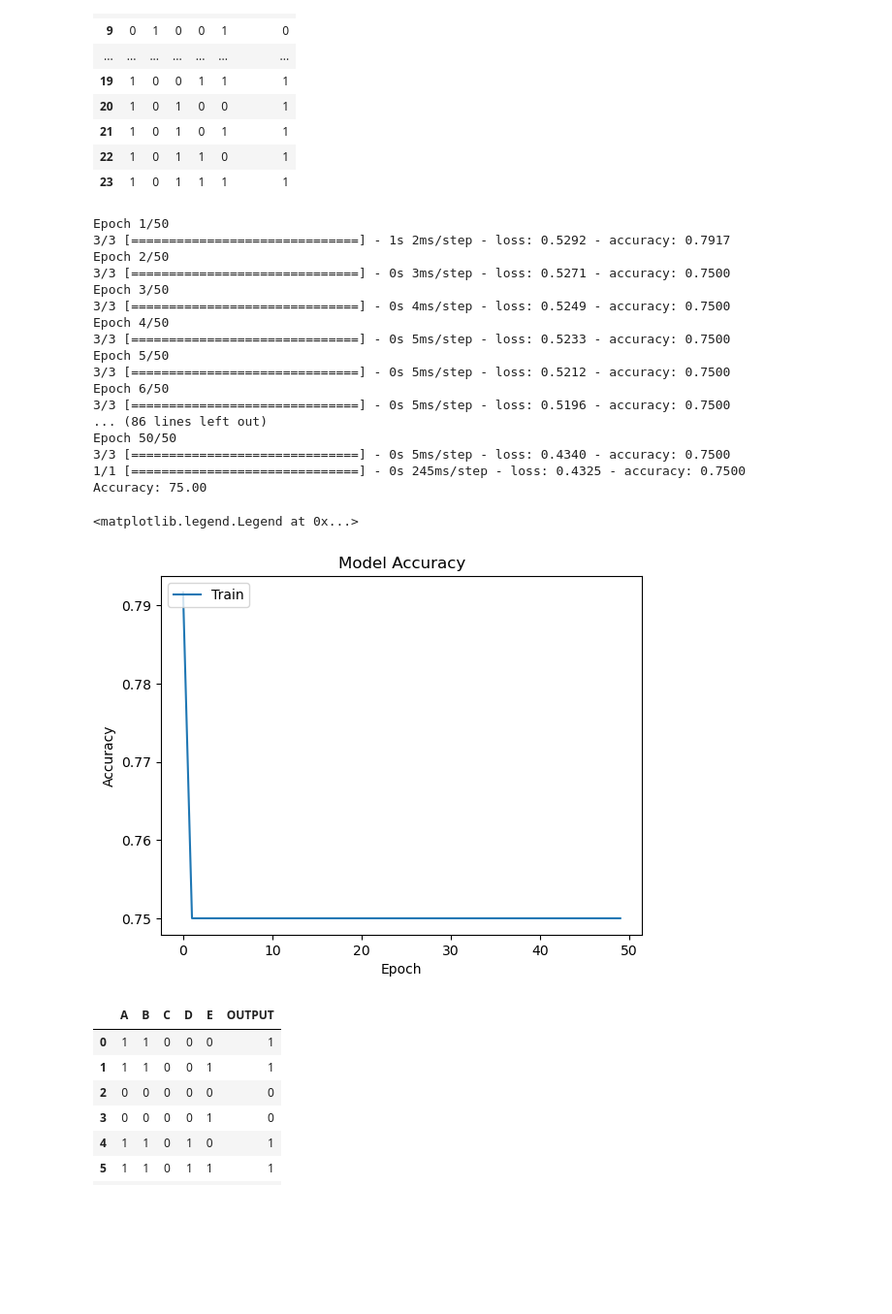
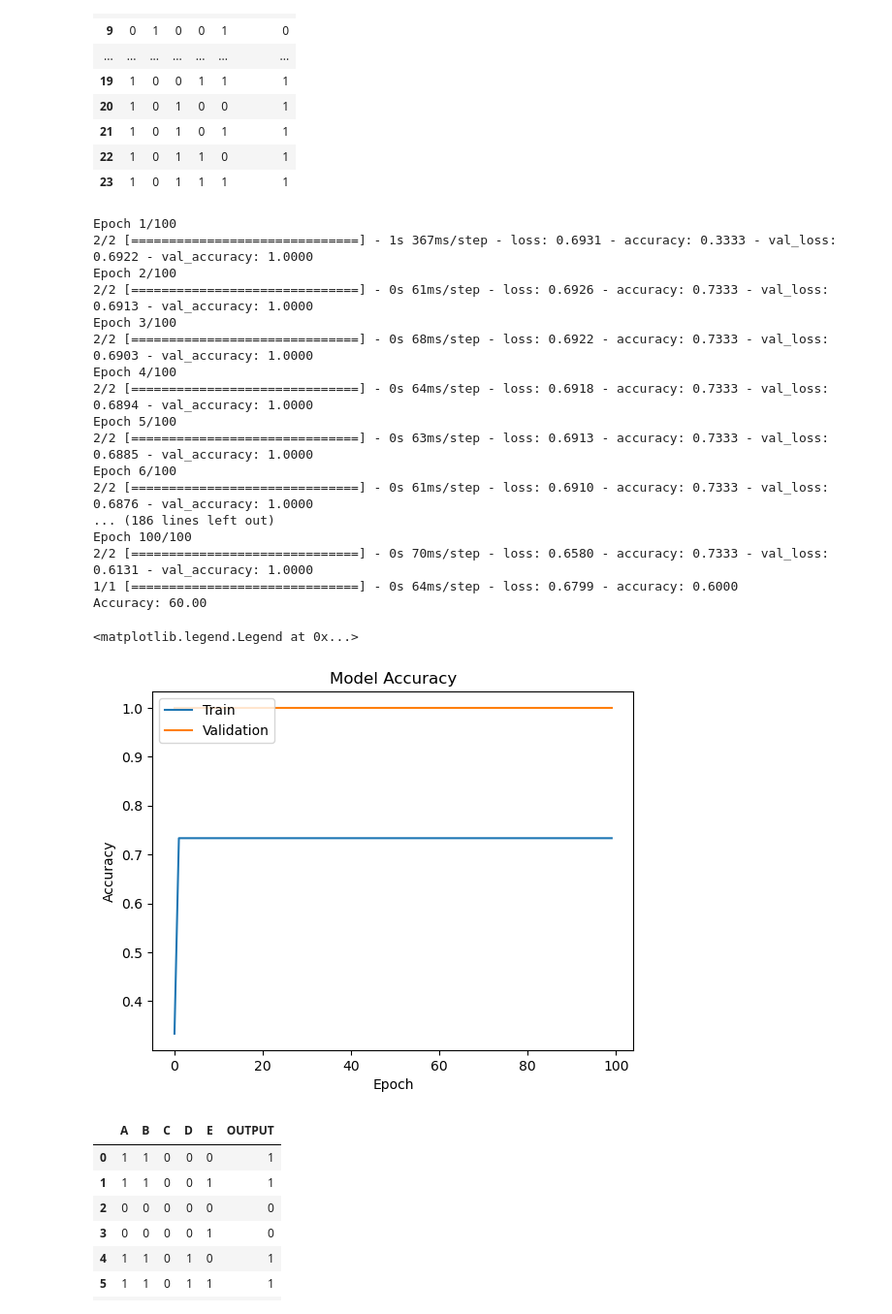
Before and after one commit to BunnyPrince/Neural-Network-472-Question2, a Jupyter notebook: Project 2/question 2.ipynb, the cells around one changed output. Shown: that part at 97% size. Saved outputs shown, nothing was run; the diff lists cells and outputs as text; code cells hidden in the pictures; blank space fills up the shorter version.

Commit message:
updated validation of model

```diff
--- a/Project 2/question 2.ipynb
+++ b/Project 2/question 2.ipynb
@@ -38,4 +40,10 @@ display(training)
 training_arr = training.values
 data_input = training_arr[:,0:5]
 data_output = training_arr[:,5]
+
+# Splitting the data into a training set and a test set
+testing_set_size = 0.2
+
+input_train, input_test, output_train, output_test = train_test_split(
+data_input, data_output, test_size=testing_set_size, random_state=0)
 # %%
@@ -47,44 +55,44 @@ model.add(Dense(1, activation='sigmoid'))
 # %%
 
 
-# compile the keras model
+# compile the model
 model.compile(loss='binary_crossentropy', optimizer='adam', metrics=['accuracy'])
 
-# fit the keras model on the dataset
-history = model.fit(data_input, data_output, epochs=50,batch_size=10)
-...
-# evaluate the keras model
-_, accuracy = model.evaluate(data_input, data_output)
+# fitting the model to the dataset we got
+history = model.fit(input_train, output_train, validation_split=0.2, epochs=100,batch_size=10)
+
+# evaluate the model and print out the accuracy
+_, accuracy = model.evaluate(input_test, output_test)
 print('Accuracy: %.2f' % (accuracy*100))
 # %% [output]
-Epoch 1/50
-3/3 [==============================] - 1s 2ms/step - loss: 0.5292 - accuracy: 0.7917
-Epoch 2/50
-3/3 [==============================] - 0s 3ms/step - loss: 0.5271 - accuracy: 0.7500
-Epoch 3/50
-3/3 [==============================] - 0s 4ms/step - loss: 0.5249 - accuracy: 0.7500
-Epoch 4/50
-3/3 [==============================] - 0s 5ms/step - loss: 0.5233 - accuracy: 0.7500
-Epoch 5/50
-3/3 [==============================] - 0s 5ms/step - loss: 0.5212 - accuracy: 0.7500
-Epoch 6/50
-3/3 [==============================] - 0s 5ms/step - loss: 0.5196 - accuracy: 0.7500
-... (86 lines left out)
-Epoch 50/50
-3/3 [==============================] - 0s 5ms/step - loss: 0.4340 - accuracy: 0.7500
-1/1 [==============================] - 0s 245ms/step - loss: 0.4325 - accuracy: 0.7500
-Accuracy: 75.00
+Epoch 1/100
+2/2 [==============================] - 1s 367ms/step - loss: 0.6931 - accuracy: 0.3333 - val_loss: 0.6922 - val_accuracy: 1.0000
+Epoch 2/100
+2/2 [==============================] - 0s 61ms/step - loss: 0.6926 - accuracy: 0.7333 - val_loss: 0.6913 - val_accuracy: 1.0000
+Epoch 3/100
+2/2 [==============================] - 0s 68ms/step - loss: 0.6922 - accuracy: 0.7333 - val_loss: 0.6903 - val_accuracy: 1.0000
+Epoch 4/100
+2/2 [==============================] - 0s 64ms/step - loss: 0.6918 - accuracy: 0.7333 - val_loss: 0.6894 - val_accuracy: 1.0000
+Epoch 5/100
+2/2 [==============================] - 0s 63ms/step - loss: 0.6913 - accuracy: 0.7333 - val_loss: 0.6885 - val_accuracy: 1.0000
+Epoch 6/100
+2/2 [==============================] - 0s 61ms/step - loss: 0.6910 - accuracy: 0.7333 - val_loss: 0.6876 - val_accuracy: 1.0000
+... (186 lines left out)
+Epoch 100/100
+2/2 [==============================] - 0s 70ms/step - loss: 0.6580 - accuracy: 0.7333 - val_loss: 0.6131 - val_accuracy: 1.0000
+1/1 [==============================] - 0s 64ms/step - loss: 0.6799 - accuracy: 0.6000
+Accuracy: 60.00
 # %%
 import matplotlib.pyplot as plt
 plt.plot(history.history['accuracy'], label='Train')
-# plt.plot(history.history['val_accuracy'], label='Validation')
+plt.plot(history.history['val_accuracy'], label='Validation')
 plt.ylabel('Accuracy')
 plt.xlabel('Epoch')
 plt.title('Model Accuracy')
 plt.legend(loc='upper left')
 # %% [output]
 <matplotlib.legend.Legend at 0x...>
-[figure, old version]
+[figure, new version]
 # %%
 test = pd.read_csv(r'test.csv', header = 0)
 display(test)
```
Also changed, not shown: parts of 5 cells of this notebook.
